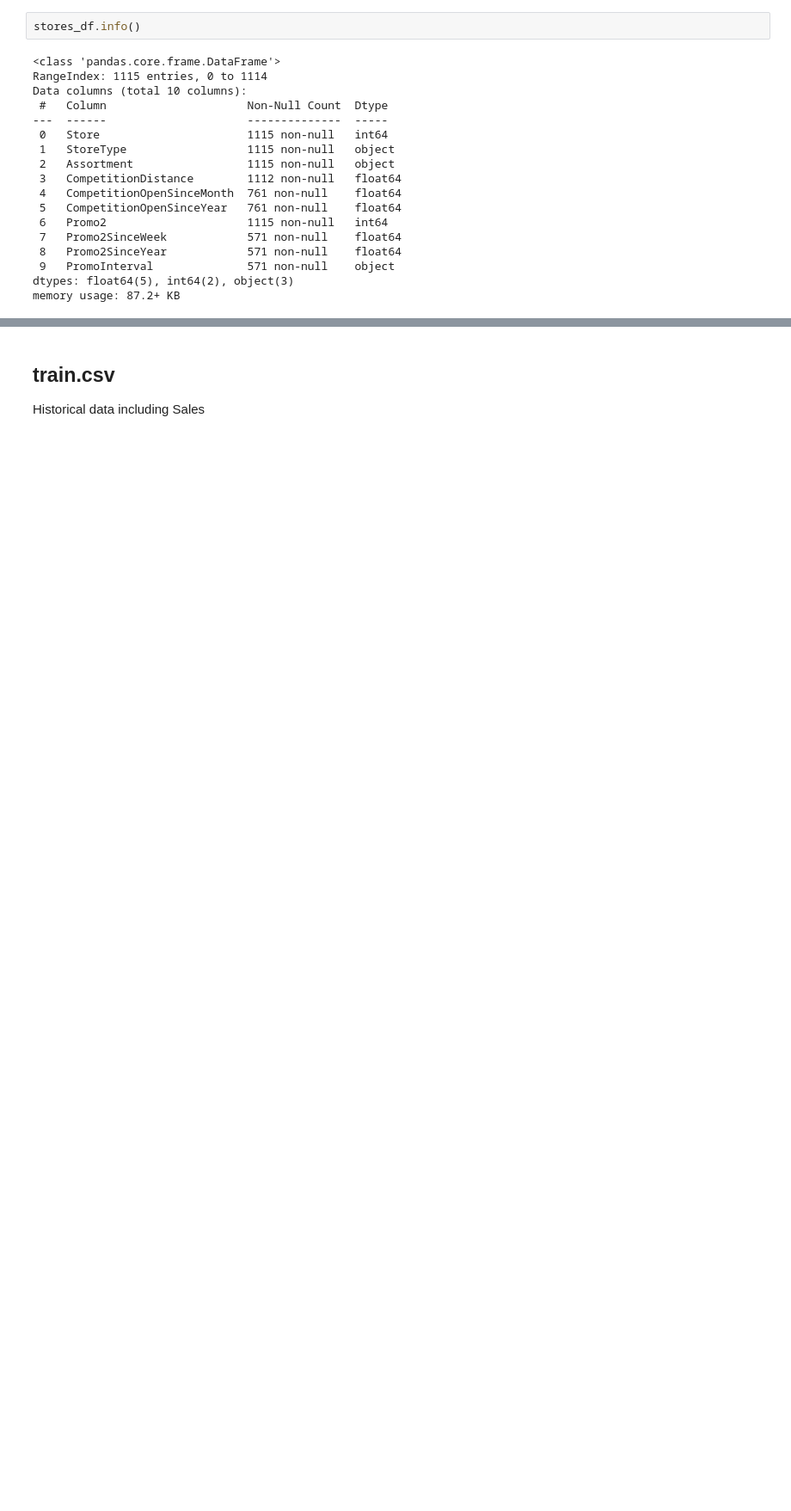
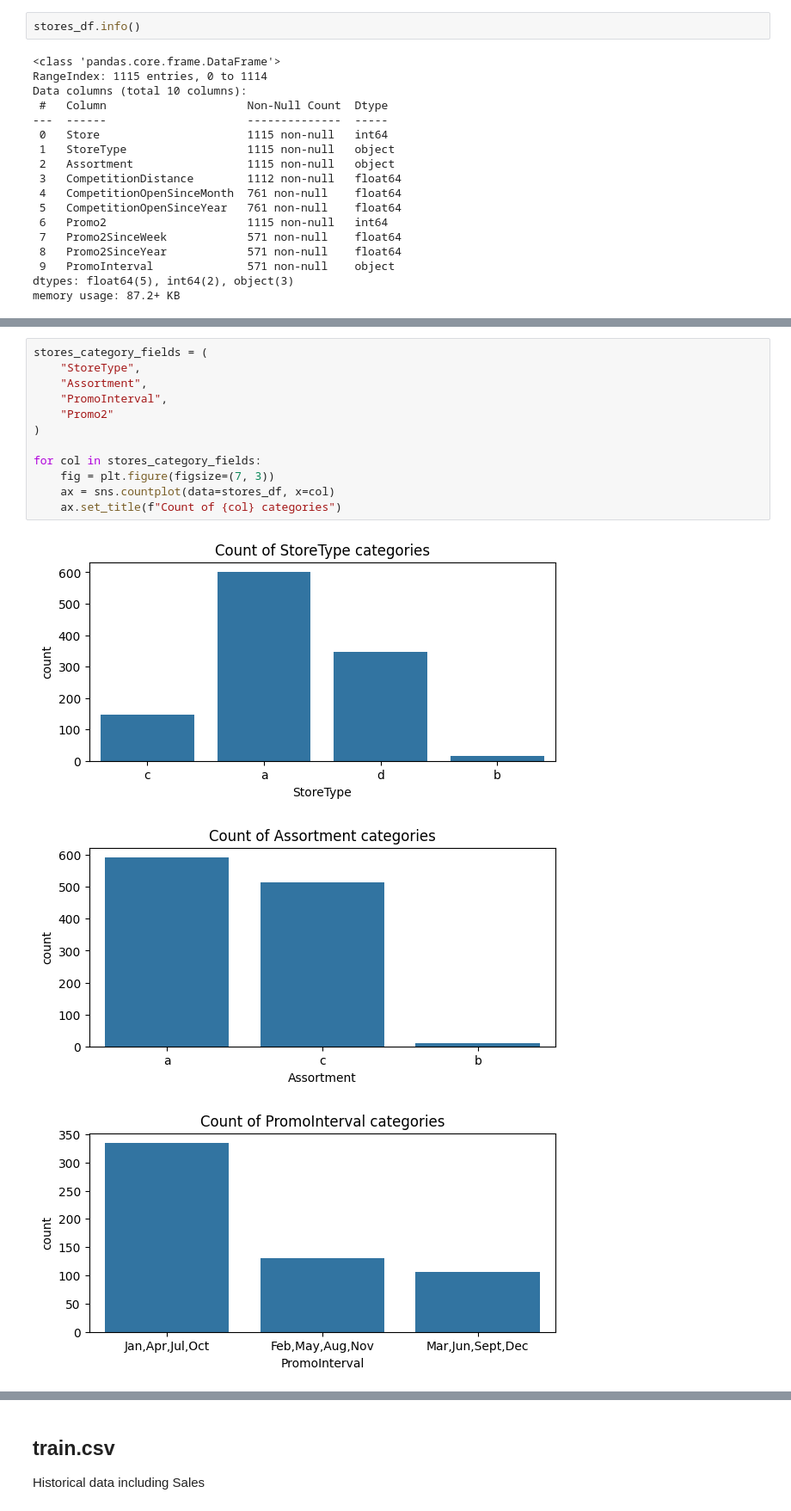
Before and after one commit to TheCamilovisk/RossmannSalesForecasting, a Jupyter notebook: Rossmann_Sales_Forecasting.ipynb, the cells around one changed output, grey strips where cells are left out. Shown at 86% size. Drawn from its saved outputs; the diff is of its cells as text; blank space fills up the shorter version.

Commit message:
Finishing analysis for the stores information data.

```diff
--- a/Rossmann_Sales_Forecasting.ipynb
+++ b/Rossmann_Sales_Forecasting.ipynb
@@ -79,0 +132,16 @@ memory usage: 87.2+ KB
+# %%
+stores_category_fields = (
+    "StoreType",
+    "Assortment",
+    "PromoInterval",
+    "Promo2"
+)
+
+for col in stores_category_fields:
+    fig = plt.figure(figsize=(7, 3))
+    ax = sns.countplot(data=stores_df, x=col)
+    ax.set_title(f"Count of {col} categories")
+# %% [output]
+[figure, added]
+[figure, added]
+[figure, added]
```
Also changed, not shown: parts of 21 cells of this notebook.
